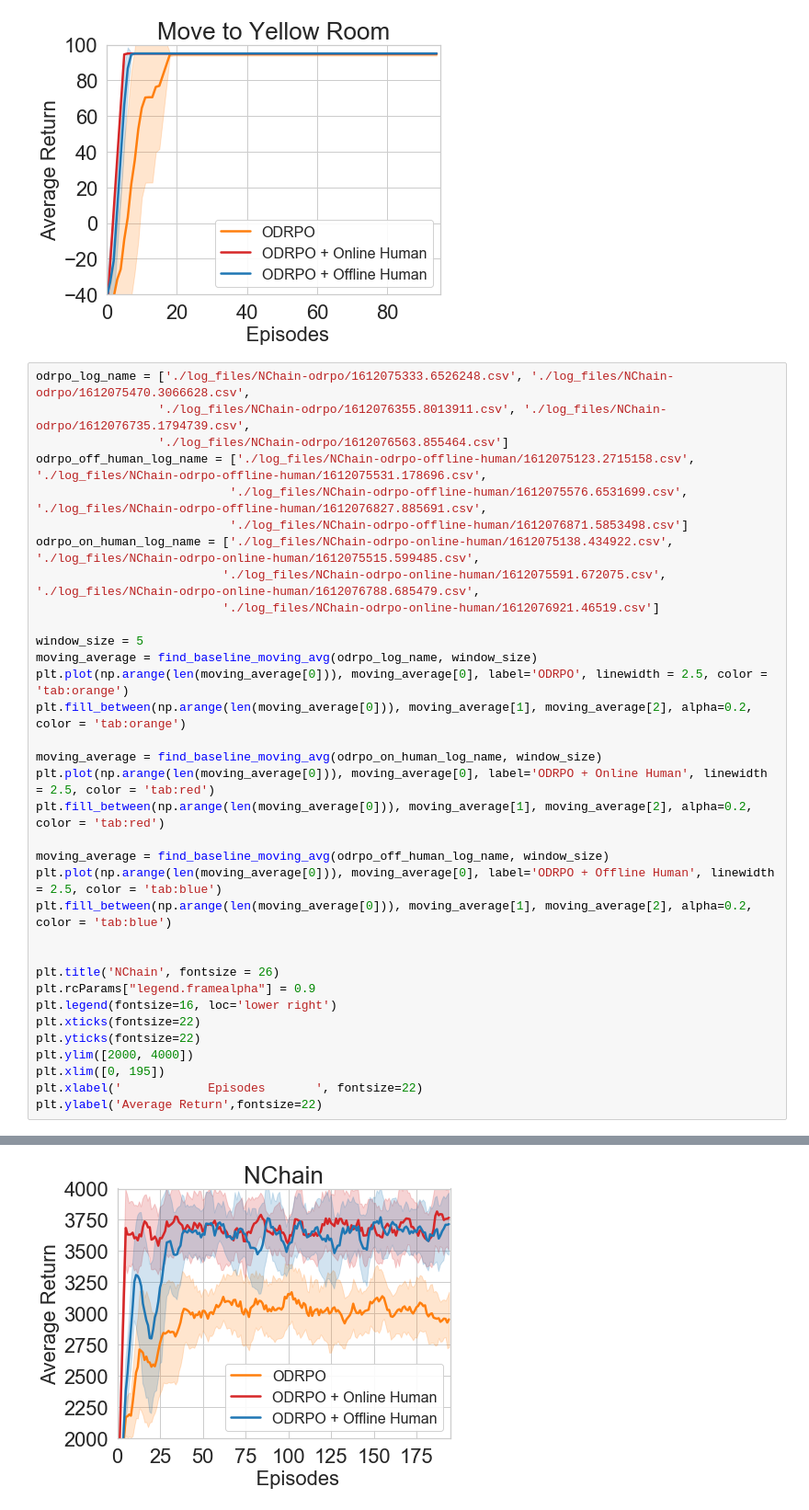
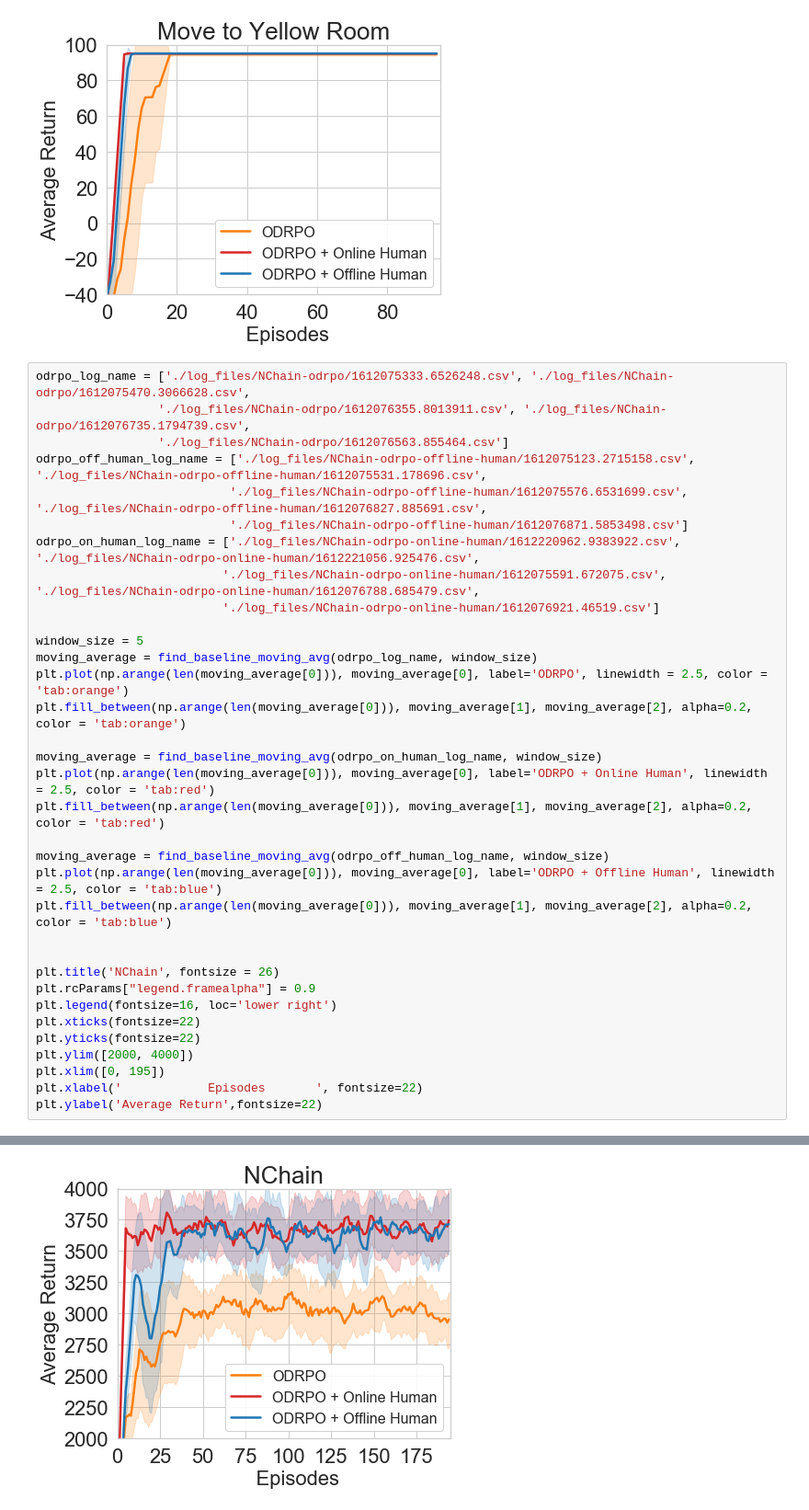
Before and after one commit to kadysongbb/efficient-wpo, a Jupyter notebook: tabular/grid_view_training.ipynb, the cells around one changed output, grey strips where cells are left out. Shown at 92% size. Cells and saved outputs as stored; diff of their text form.

```diff
--- a/tabular/grid_view_training.ipynb
+++ b/tabular/grid_view_training.ipynb
@@ -166,33 +166,33 @@ odrpo_log_name = ['./log_files/NChain-odrpo/1612075333.6526248.csv', './log_file
 odrpo_off_human_log_name = ['./log_files/NChain-odrpo-offline-human/1612075123.2715158.csv', './log_files/NChain-odrpo-offline-human/1612075531.178696.csv',
                            './log_files/NChain-odrpo-offline-human/1612075576.6531699.csv', './log_files/NChain-odrpo-offline-human/1612076827.885691.csv',
                            './log_files/NChain-odrpo-offline-human/1612076871.5853498.csv']
-odrpo_on_human_log_name = ['./log_files/NChain-odrpo-online-human/1612075138.434922.csv', './log_files/NChain-odrpo-online-human/1612075515.599485.csv',
+odrpo_on_human_log_name = ['./log_files/NChain-odrpo-online-human/1612220962.9383922.csv', './log_files/NChain-odrpo-online-human/1612221056.925476.csv',
                           './log_files/NChain-odrpo-online-human/1612075591.672075.csv', './log_files/NChain-odrpo-online-human/1612076788.685479.csv',
                           './log_files/NChain-odrpo-online-human/1612076921.46519.csv']
 
 window_size = 5
 moving_average = find_baseline_moving_avg(odrpo_log_name, window_size)
 plt.plot(np.arange(len(moving_average[0])), moving_average[0], label='ODRPO', linewidth = 2.5, color = 'tab:orange')
 plt.fill_between(np.arange(len(moving_average[0])), moving_average[1], moving_average[2], alpha=0.2, color = 'tab:orange')
 
 moving_average = find_baseline_moving_avg(odrpo_on_human_log_name, window_size)
 plt.plot(np.arange(len(moving_average[0])), moving_average[0], label='ODRPO + Online Human', linewidth = 2.5, color = 'tab:red')
 plt.fill_between(np.arange(len(moving_average[0])), moving_average[1], moving_average[2], alpha=0.2, color = 'tab:red')
 
 moving_average = find_baseline_moving_avg(odrpo_off_human_log_name, window_size)
 plt.plot(np.arange(len(moving_average[0])), moving_average[0], label='ODRPO + Offline Human', linewidth = 2.5, color = 'tab:blue')
 plt.fill_between(np.arange(len(moving_average[0])), moving_average[1], moving_average[2], alpha=0.2, color = 'tab:blue')
 
 
 plt.title('NChain', fontsize = 26)
 plt.rcParams["legend.framealpha"] = 0.9
 plt.legend(fontsize=16, loc='lower right')
 plt.xticks(fontsize=22)
 plt.yticks(fontsize=22)
 plt.ylim([2000, 4000])
 plt.xlim([0, 195])
 plt.xlabel('            Episodes       ', fontsize=22)
 plt.ylabel('Average Return',fontsize=22)
 # %% [output]
 Text(0,0.5,'Average Return')
-[figure, old version]
+[figure, new version]
```
Also changed, not shown: 10 other files.
